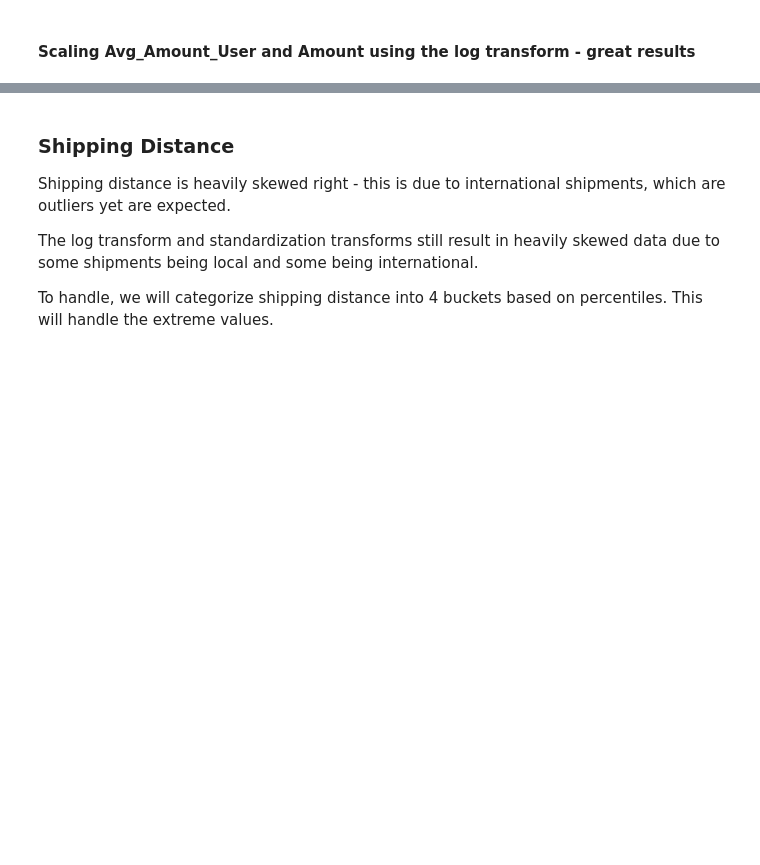
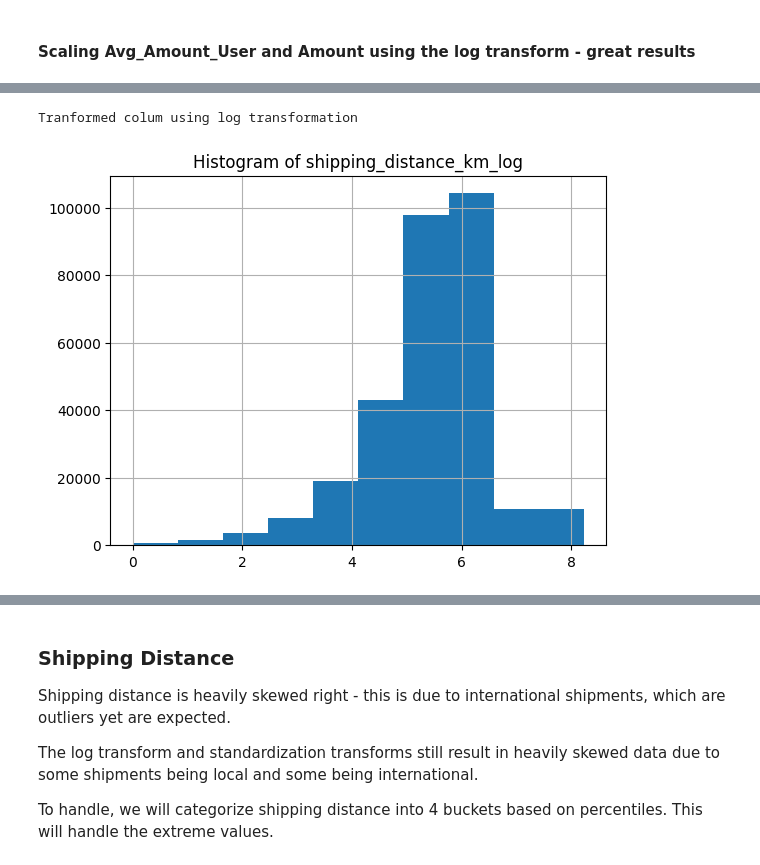
Before and after one commit to cw10877787/SJU_ML_TEAM4, a Jupyter notebook: final_project.ipynb, the cells around one changed output, grey strips where cells are left out. Cells and saved outputs as stored; diff of their text form; code cells hidden in the pictures; blank space fills up the shorter version.

```diff
--- a/final_project.ipynb
+++ b/final_project.ipynb
@@ -120,3 +169,8 @@ df.logTransformData(columnName='amount')
+# %%
+df.logTransformData(columnName='shipping_distance_km')
+# %% [output]
+Tranformed colum using log transformation
+[figure, added]
 # %%
 #scale avg_amount_user using log
 df.data.columns
```
Also changed, not shown: parts of 19 cells of this notebook, 1 other file.
